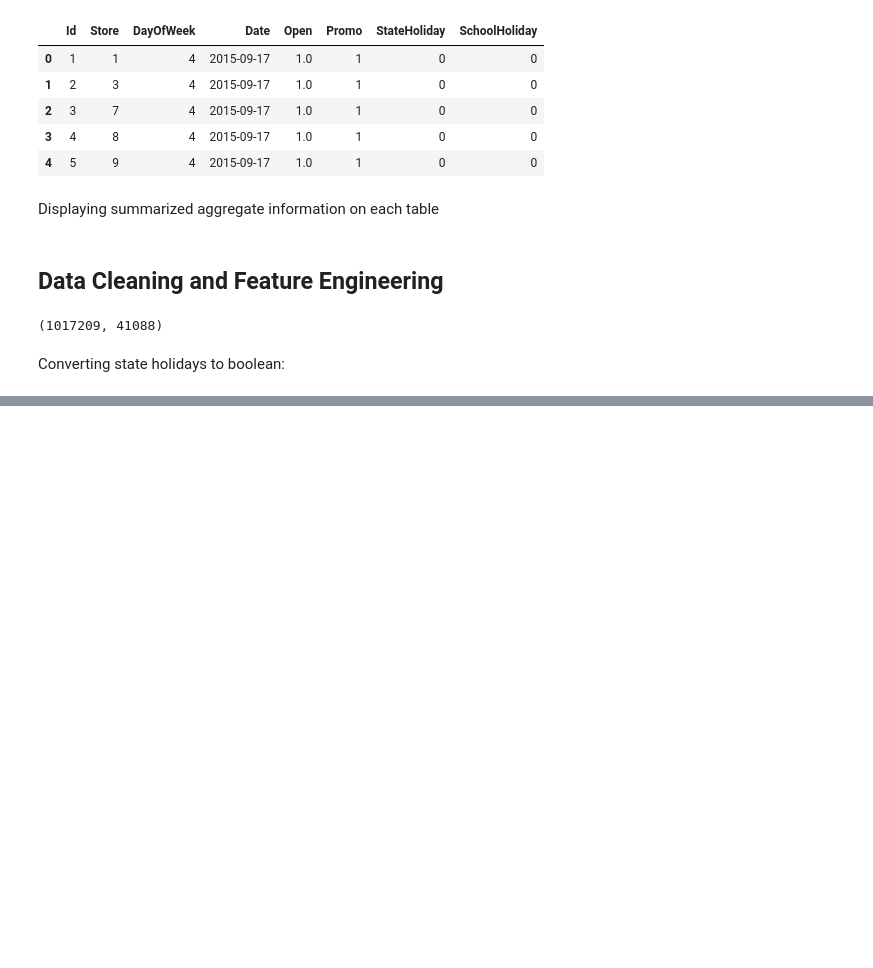
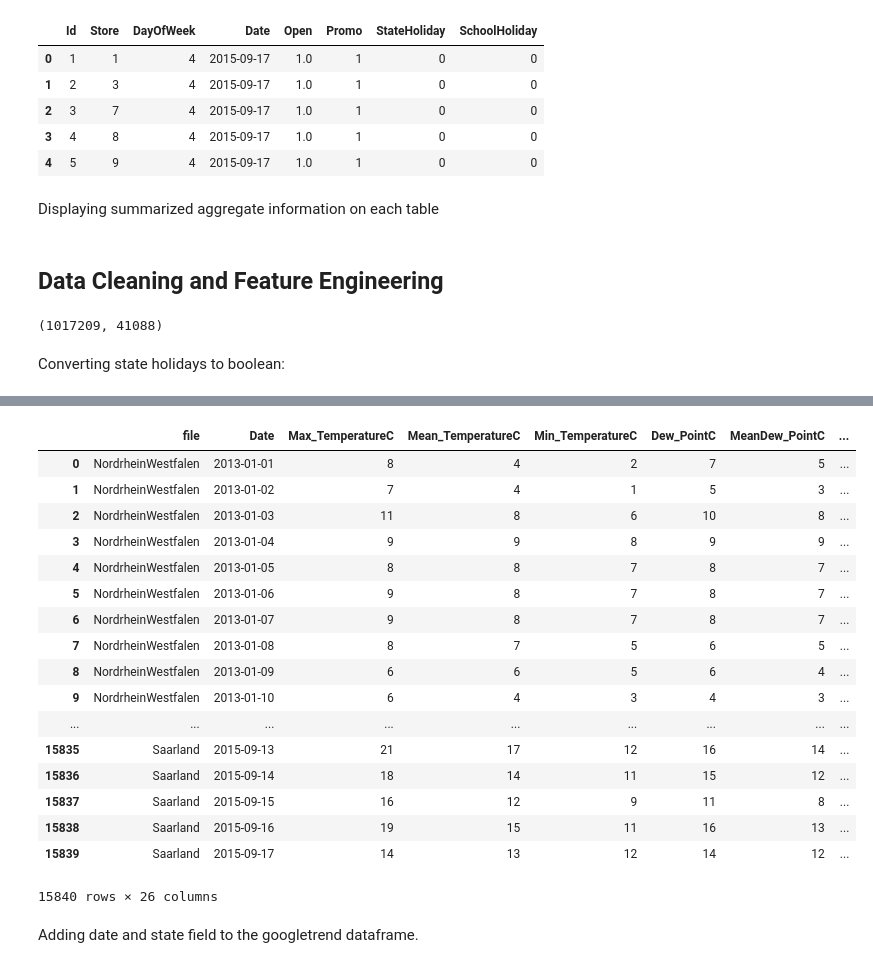
Before and after one commit to tomilsinszki/machine_learning, a Jupyter notebook: rossman_competition.ipynb, the cells around one changed output, grey strips where cells are left out. Drawn from its saved outputs; the diff is of its cells as text; code cells hidden in the pictures; blank space fills up the shorter version.

```diff
--- a/rossman_competition.ipynb
+++ b/rossman_competition.ipynb
@@ -154,0 +117,10 @@ Name: StateHoliday, Length: 41088, dtype: bool
+# %%
+def join_df(left, right, left_join_field_name, right_join_field_name=None, right_duplicate_field_suffix='_y'):
+    if right_join_field_name is None: right_join_field_name = left_join_field_name
+    return left.merge(
+        right,
+        how='left',
+        left_on=left_join_field_name,
+        right_on=right_join_field_name,
+        suffixes=('', right_duplicate_field_suffix)
+    )
@@ -154,0 +170,25 @@ Name: StateHoliday, Length: 41088, dtype: bool
+# %%
+weather = join_df(weather, state_names, 'file', 'StateName')
+# %%
+weather
+# %% [output]
+|  | file | Date | Max_TemperatureC | Mean_TemperatureC | Min_TemperatureC | Dew_PointC | MeanDew_PointC | ... |
+| 0 | NordrheinWestfalen | 2013-01-01 | 8 | 4 | 2 | 7 | 5 | ... |
+| 1 | NordrheinWestfalen | 2013-01-02 | 7 | 4 | 1 | 5 | 3 | ... |
+| 2 | NordrheinWestfalen | 2013-01-03 | 11 | 8 | 6 | 10 | 8 | ... |
+| 3 | NordrheinWestfalen | 2013-01-04 | 9 | 9 | 8 | 9 | 9 | ... |
+| 4 | NordrheinWestfalen | 2013-01-05 | 8 | 8 | 7 | 8 | 7 | ... |
+| 5 | NordrheinWestfalen | 2013-01-06 | 9 | 8 | 7 | 8 | 7 | ... |
+| 6 | NordrheinWestfalen | 2013-01-07 | 9 | 8 | 7 | 8 | 7 | ... |
+| 7 | NordrheinWestfalen | 2013-01-08 | 8 | 7 | 5 | 6 | 5 | ... |
+| 8 | NordrheinWestfalen | 2013-01-09 | 6 | 6 | 5 | 6 | 4 | ... |
+| 9 | NordrheinWestfalen | 2013-01-10 | 6 | 4 | 3 | 4 | 3 | ... |
+| ... | ... | ... | ... | ... | ... | ... | ... | ... |
+| 15835 | Saarland | 2015-09-13 | 21 | 17 | 12 | 16 | 14 | ... |
+| 15836 | Saarland | 2015-09-14 | 18 | 14 | 11 | 15 | 12 | ... |
+| 15837 | Saarland | 2015-09-15 | 16 | 12 | 9 | 11 | 8 | ... |
+| 15838 | Saarland | 2015-09-16 | 19 | 15 | 11 | 16 | 13 | ... |
+| 15839 | Saarland | 2015-09-17 | 14 | 13 | 12 | 14 | 12 | ... |
+15840 rows × 26 columns
+# %% [markdown]
+Adding date and state field to the googletrend dataframe.
```
Also changed, not shown: parts of 25 cells of this notebook.
